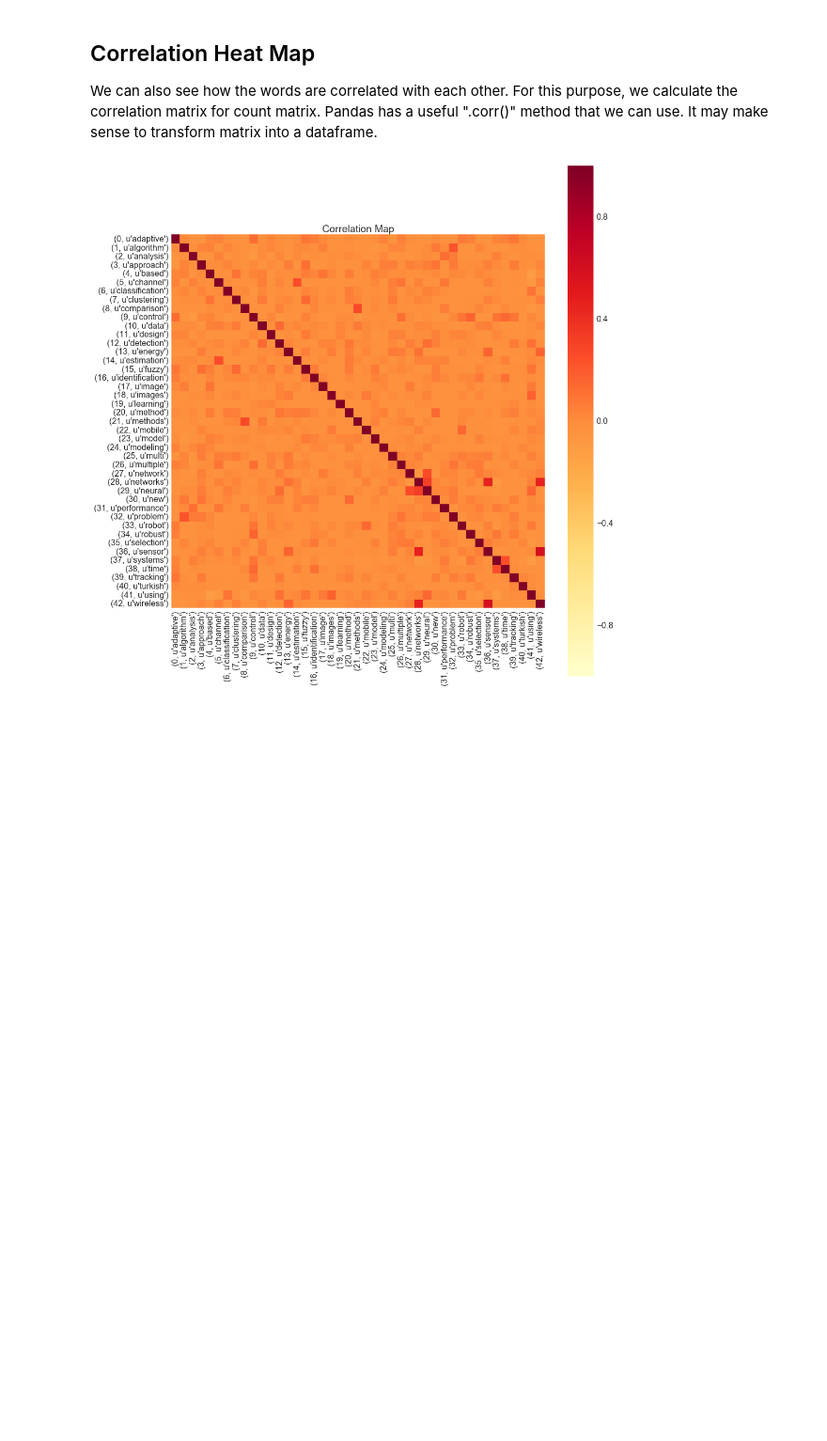
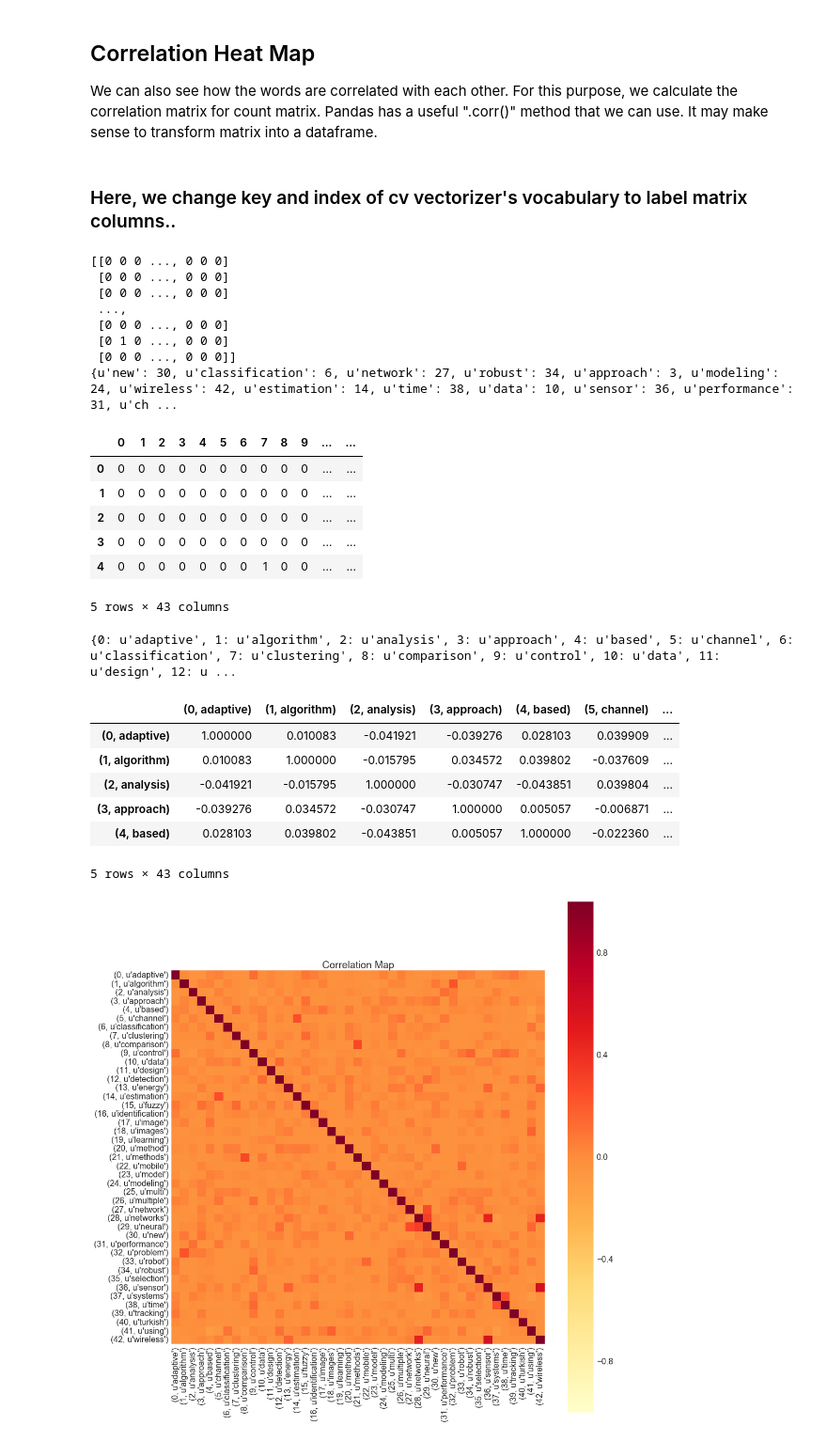
Before and after one commit to berkerkozan/PracticalCaseStudyUniversity, a Jupyter notebook: Week+1+-+Text+analytics.ipynb, the cells around one changed output. Shown at 94% size. Cells and saved outputs as stored; diff of their text form; code cells hidden in the pictures; blank space fills up the shorter version.

```diff
--- a/Week+1+-+Text+analytics.ipynb
+++ b/Week+1+-+Text+analytics.ipynb
@@ -204,12 +283,47 @@ Name: titleClean, dtype: object
 ## Correlation Heat Map
 
 We can also see how the words are correlated with each other. For this purpose, we calculate the correlation matrix for count matrix. Pandas has a useful ".corr()" method that we can use. It may make sense to transform matrix into a dataframe.
+# %% [markdown]
+### Here, we change key and index of cv vectorizer's vocabulary to label matrix columns..
 # %%
+print paper_term_count_document.todense()
+print cv.vocabulary_ , '\n'
 df_ptd = pd.DataFrame(paper_term_count_document.todense())
-
+#print df_ptd.head(5), '\n'
+display(df_ptd.head(5))
 vocabulary = dict((v, k) for k, v in cv.vocabulary_.iteritems())
+print vocabulary
 df_ptd.columns=vocabulary.items()
 corr_mat = df_ptd.corr()
+
+
+from IPython.display import display, HTML
+
+display(corr_mat.head(5))
+# %% [output]
+[[0 0 0 ..., 0 0 0]
+ [0 0 0 ..., 0 0 0]
+ [0 0 0 ..., 0 0 0]
+ ...,
+ [0 0 0 ..., 0 0 0]
+ [0 1 0 ..., 0 0 0]
+ [0 0 0 ..., 0 0 0]]
+{u'new': 30, u'classification': 6, u'network': 27, u'robust': 34, u'approach': 3, u'modeling': 24, u'wireless': 42, u'estimation': 14, u'time': 38, u'data': 10, u'sensor': 36, u'performance': 31, u'ch ...
+|  | 0 | 1 | 2 | 3 | 4 | 5 | 6 | 7 | 8 | 9 | ... | ... |
+| 0 | 0 | 0 | 0 | 0 | 0 | 0 | 0 | 0 | 0 | 0 | ... | ... |
+| 1 | 0 | 0 | 0 | 0 | 0 | 0 | 0 | 0 | 0 | 0 | ... | ... |
+| 2 | 0 | 0 | 0 | 0 | 0 | 0 | 0 | 0 | 0 | 0 | ... | ... |
+| 3 | 0 | 0 | 0 | 0 | 0 | 0 | 0 | 0 | 0 | 0 | ... | ... |
+| 4 | 0 | 0 | 0 | 0 | 0 | 0 | 0 | 1 | 0 | 0 | ... | ... |
+5 rows × 43 columns
+{0: u'adaptive', 1: u'algorithm', 2: u'analysis', 3: u'approach', 4: u'based', 5: u'channel', 6: u'classification', 7: u'clustering', 8: u'comparison', 9: u'control', 10: u'data', 11: u'design', 12: u ...
+|  | (0, adaptive) | (1, algorithm) | (2, analysis) | (3, approach) | (4, based) | (5, channel) | ... |
+| (0, adaptive) | 1.000000 | 0.010083 | -0.041921 | -0.039276 | 0.028103 | 0.039909 | ... |
+| (1, algorithm) | 0.010083 | 1.000000 | -0.015795 | 0.034572 | 0.039802 | -0.037609 | ... |
+| (2, analysis) | -0.041921 | -0.015795 | 1.000000 | -0.030747 | -0.043851 | 0.039804 | ... |
+| (3, approach) | -0.039276 | 0.034572 | -0.030747 | 1.000000 | 0.005057 | -0.006871 | ... |
+| (4, based) | 0.028103 | 0.039802 | -0.043851 | 0.005057 | 1.000000 | -0.022360 | ... |
+5 rows × 43 columns
 # %%
 import seaborn as sns
 sns.set(context="paper", font="arial", style = "whitegrid", font_scale=2.0)
```
Also changed, not shown: parts of 11 cells of this notebook.
